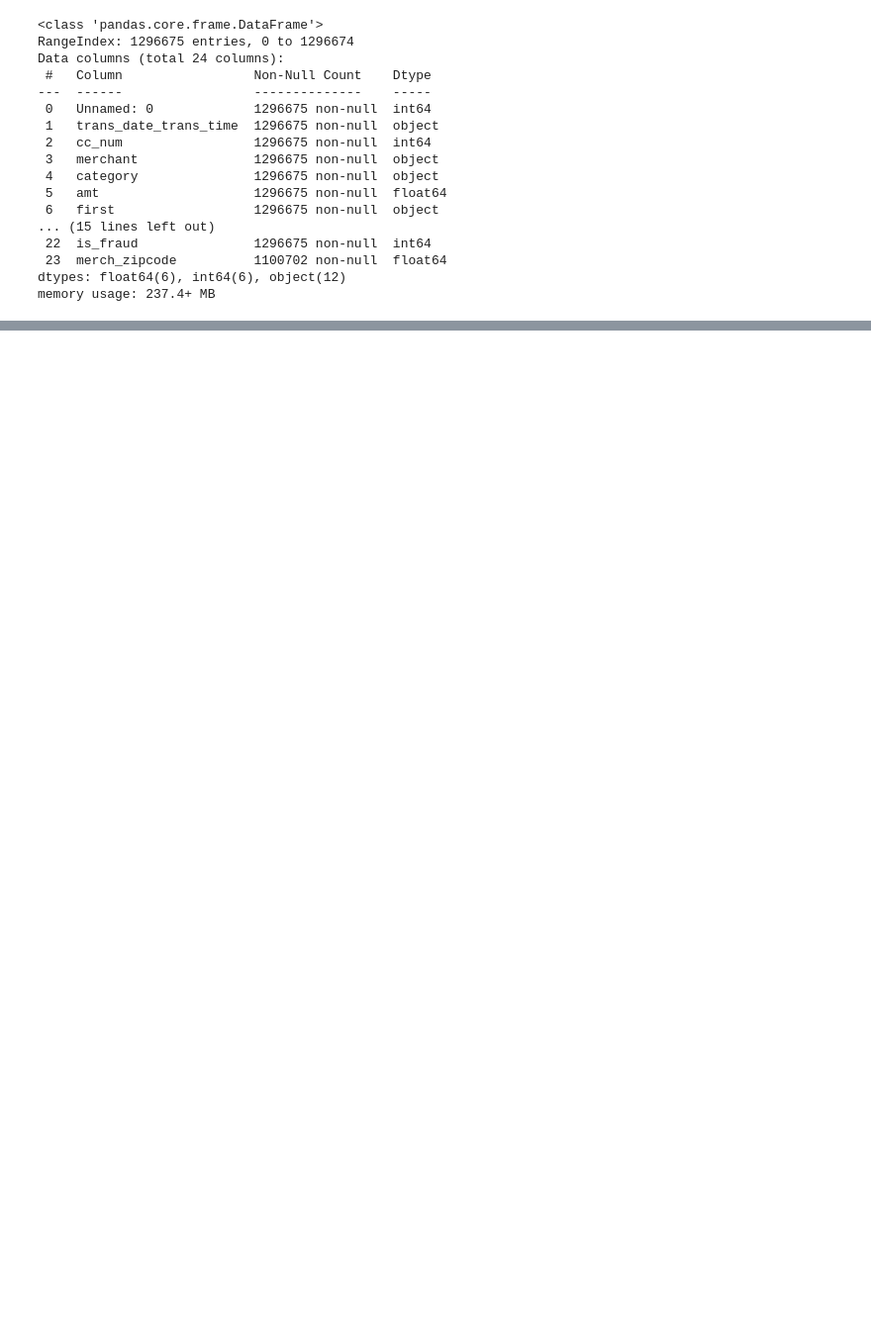
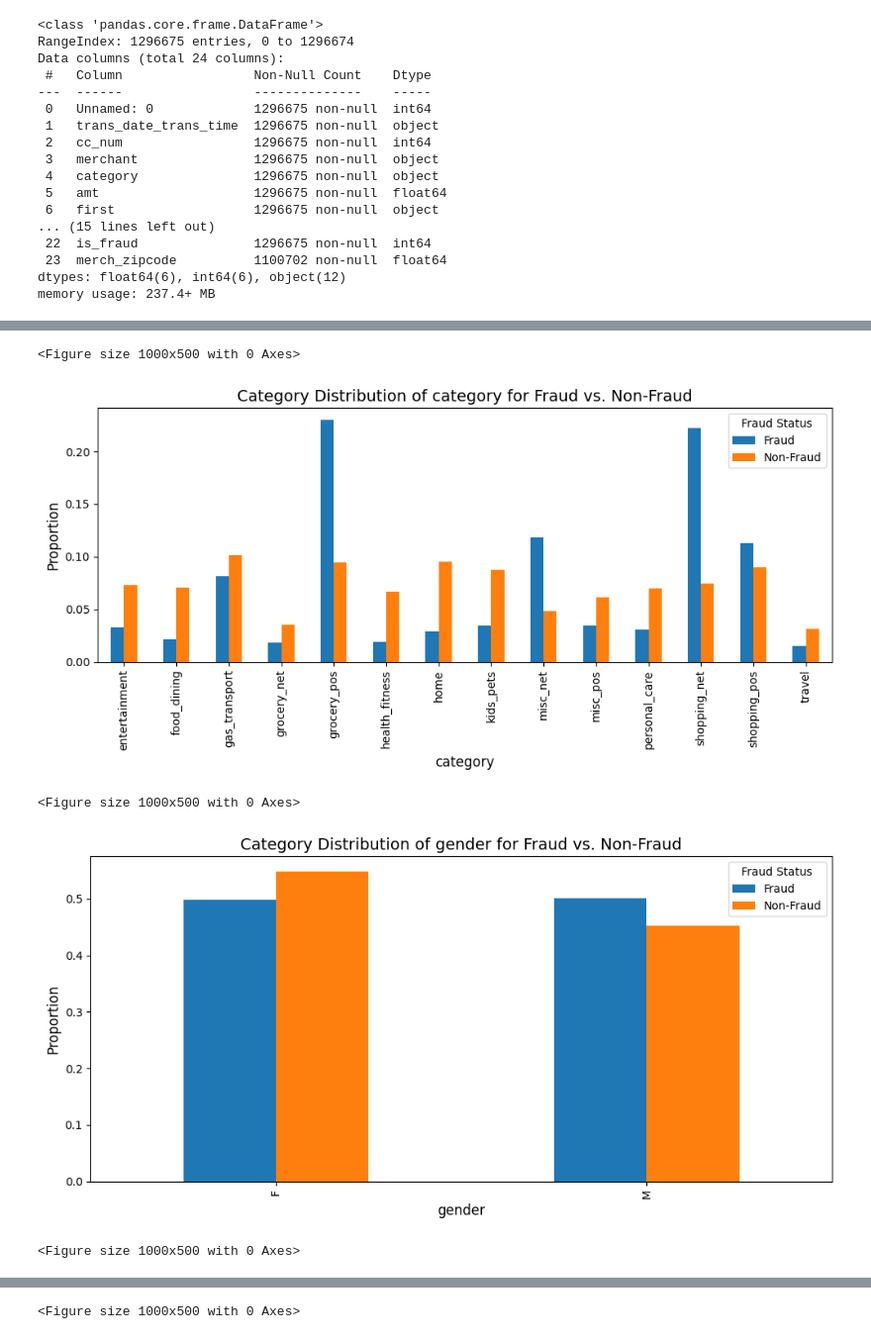
Before and after one commit to phantruong1905/Fraud-Detection, a Jupyter notebook: Fraud_Detection.ipynb, the cells around one changed output, grey strips where cells are left out. Shown at 99% size. Cells and saved outputs as stored; diff of their text form; code cells hidden in the pictures; blank space fills up the shorter version.

```diff
--- a/Fraud_Detection.ipynb
+++ b/Fraud_Detection.ipynb
@@ -534,0 +234,40 @@ compare_df_sorted
+# %%
+# Plot categorical feature distributions
+for col in cat_features_plot:
+    plt.figure(figsize=(10, 5))
+
+    # Calculate normalized value counts
+    fraud_counts = fraud_df[col].value_counts(normalize=True)
+    nonfraud_counts = nonfraud_df[col].value_counts(normalize=True)
+
+    # Combine the counts, filling NaN with 0
+    df_plot = pd.DataFrame({
+        'Fraud': fraud_counts,
+        'Non-Fraud': nonfraud_counts
+    }).fillna(0)
+
+    # Plot as a grouped bar chart
+    df_plot.plot(kind='bar', figsize=(10, 5))
+
+    plt.title(f'Category Distribution of {col} for Fraud vs. Non-Fraud', fontsize=14)
+
+    # Special handling for merchant column
+    if col == "merchant":
+        plt.xlabel("")  # No x-axis label
+        plt.xticks([])  # Remove x-axis ticks
+    else:
+        plt.xlabel(col, fontsize=12)
+        plt.xticks(rotation=90)
+
+    plt.ylabel("Proportion", fontsize=12)
+    plt.legend(title="Fraud Status", loc='best')
+
+    # Adjust layout to prevent cutting off labels
+    plt.tight_layout()
+    plt.show()
+# %% [output]
+<Figure size 1000x500 with 0 Axes>
+[figure, added]
+<Figure size 1000x500 with 0 Axes>
+[figure, added]
+<Figure size 1000x500 with 0 Axes>
@@ -534,0 +275 @@ compare_df_sorted
+<Figure size 1000x500 with 0 Axes>
```
Also changed, not shown: parts of 63 cells of this notebook.
